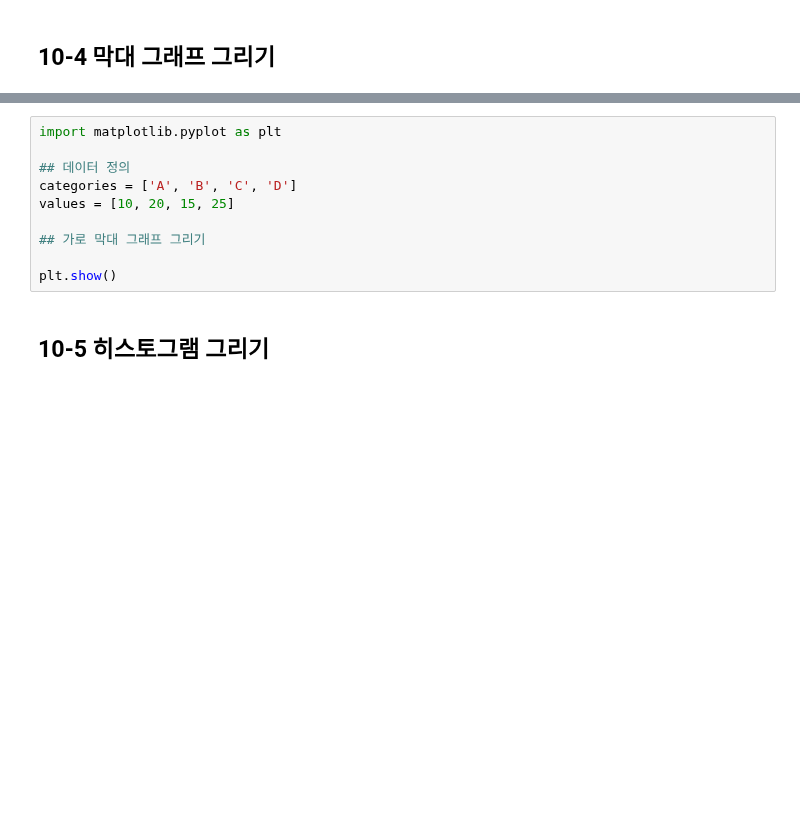
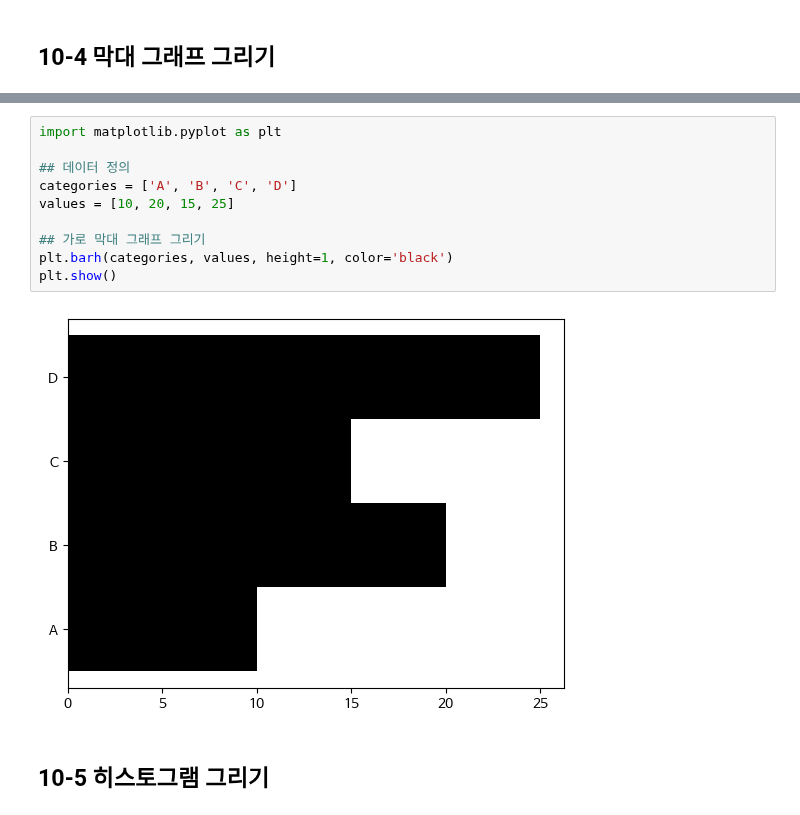
Before and after one commit to Nis4Newt/Data-Analysis-with-Open-Source, a Jupyter notebook: 오픈소스_데이터_분석_10강.ipynb, the cells around one changed output, grey strips where cells are left out. Cells and saved outputs as stored; diff of their text form; blank space fills up the shorter version.

```diff
--- a/오픈소스_데이터_분석_10강.ipynb
+++ b/오픈소스_데이터_분석_10강.ipynb
@@ -118,13 +121,15 @@ plt.show()
 # %%
 import matplotlib.pyplot as plt
 
 ## 데이터 정의
 categories = ['A', 'B', 'C', 'D']
 values = [10, 20, 15, 25]
 
 ## 가로 막대 그래프 그리기
-
+plt.barh(categories, values, height=1, color='black')
 plt.show()
+# %% [output]
+[figure, added]
 # %% [markdown]
 ## 10-5 히스토그램 그리기
 # %%
```
Also changed, not shown: parts of 5 cells of this notebook.
